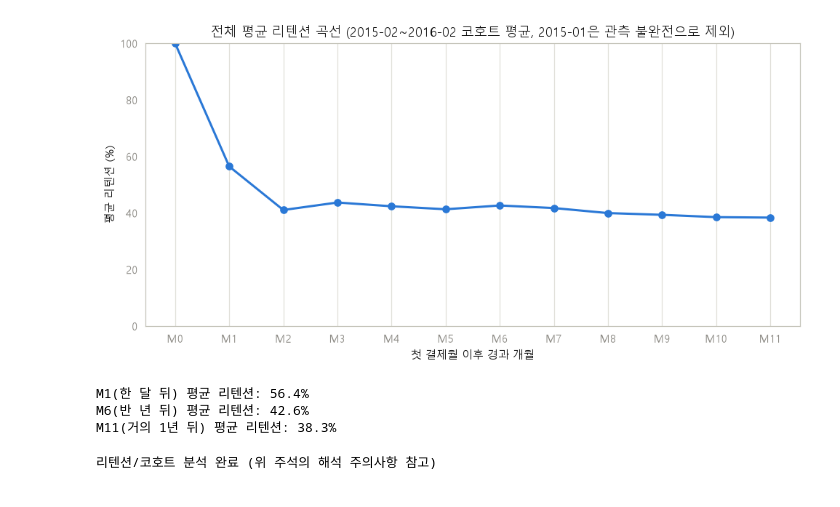
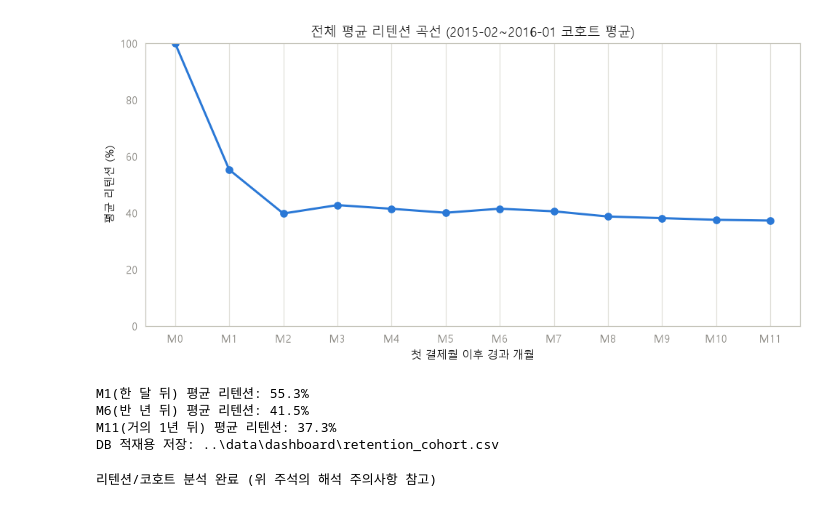
Before and after one commit to SKNETWORKS-FAMILY-AICAMP/SKN34-2nd-2Team, a Jupyter notebook: analytics/02_retention_cohort.ipynb, the cells around one changed output. Drawn from its saved outputs; the diff is of its cells as text; code cells hidden in the pictures.

```diff
--- a/analytics/02_retention_cohort.ipynb
+++ b/analytics/02_retention_cohort.ipynb
@@ -21,6 +21,8 @@ from matplotlib.colors import LinearSegmentedColormap
 from pathlib import Path
 
 RAW_DIR = Path("../data/raw")
+DASH_DATA = Path("../data/dashboard")
+DASH_DATA.mkdir(parents=True, exist_ok=True)
 con = duckdb.connect()
 
 sns.set_style("whitegrid", {"grid.color": "#e1e0d9", "axes.edgecolor": "#c3c2b7"})
@@ -47,6 +49,7 @@ cohort_raw = con.sql(f"""
             msno,
             DATE_TRUNC('month', STRPTIME(CAST(transaction_date AS VARCHAR), '%Y%m%d')) AS txn_month
         FROM read_csv_auto('{RAW_DIR / "transactions.csv"}')
+        WHERE transaction_date <= 20170131
     ),
     cohort AS (
         SELECT msno, MIN(txn_month) AS cohort_month
@@ -80,8 +83,8 @@ cohort_sizes = cohort_raw[cohort_raw["month_offset"] == 0].set_index("cohort_mon
 pivot = cohort_raw.pivot(index="cohort_month", columns="month_offset", values="active_users")
 retention_pct = pivot.div(cohort_sizes, axis=0) * 100
 
-# 12개월 전부 관측 가능한 코호트만 표시 (2016-02 가입까지, 그 이후는 데이터가 2017-02에 끊겨서 관측 기간 부족)
-retention_pct = retention_pct[retention_pct.index <= pd.Timestamp("2016-02-01")]
+# 12개월 전부 관측 가능한 코호트만 표시 (2016-01 가입까지, 이후는 2017-01 컷오프로 관측 기간 부족)
+retention_pct = retention_pct[retention_pct.index <= pd.Timestamp("2016-01-01")]
 retention_pct.index = retention_pct.index.strftime("%Y-%m")
 
 # 2015-01 코호트는 left-censored: cohort_month = MIN(txn_month)를 데이터 시작월(2015-01)부터만
@@ -98,7 +101,7 @@ ax.set_yticks(range(len(retention_pct.index)))
 ax.set_yticklabels(ytick_labels)
 ax.set_xlabel("첫 결제월 이후 경과 개월")
 ax.set_ylabel("코호트 (첫 결제월)")
-ax.set_title("코호트별 월간 리텐션 (%) — 2015~2016년 첫 결제 코호트")
+ax.set_title("코호트별 월간 리텐션 (%) — 2017-01-31 관측 기준")
 plt.colorbar(im, ax=ax, label="리텐션 (%)")
 plt.tight_layout()
 plt.show()
@@ -121,28 +124,32 @@ Name: 1, dtype: float64
 # %%
 # 2015-01 코호트는 left-censored라 평균 계산에서 제외 (위 셀 참고)
 avg_retention = retention_pct.drop(index=LEFT_CENSORED_COHORT).mean(axis=0)
 
 fig, ax = plt.subplots(figsize=(9, 4.5))
 ax.plot(avg_retention.index, avg_retention.values, color=SERIES_1, marker="o", linewidth=2)
 ax.set_xlabel("첫 결제월 이후 경과 개월")
 ax.set_ylabel("평균 리텐션 (%)")
-ax.set_title("전체 평균 리텐션 곡선 (2015-02~2016-02 코호트 평균, 2015-01은 관측 불완전으로 제외)")
+ax.set_title("전체 평균 리텐션 곡선 (2015-02~2016-01 코호트 평균)")
 ax.set_xticks(avg_retention.index)
 ax.set_xticklabels([f"M{m}" for m in avg_retention.index])
 ax.set_ylim(0, 100)
 ax.grid(axis="y")
 ax.set_axisbelow(True)
 plt.tight_layout()
 plt.show()
 
 print(f"M1(한 달 뒤) 평균 리텐션: {avg_retention[1]:.1f}%")
 print(f"M6(반 년 뒤) 평균 리텐션: {avg_retention[6]:.1f}%")
 print(f"M11(거의 1년 뒤) 평균 리텐션: {avg_retention[11]:.1f}%")
+
+retention_pct.to_csv(DASH_DATA / "retention_cohort.csv")
+print(f"DB 적재용 저장: {DASH_DATA / 'retention_cohort.csv'}")
 # %% [output]
-[figure, old version]
+[figure, new version]
-M1(한 달 뒤) 평균 리텐션: 56.4%
-M6(반 년 뒤) 평균 리텐션: 42.6%
-M11(거의 1년 뒤) 평균 리텐션: 38.3%
+M1(한 달 뒤) 평균 리텐션: 55.3%
+M6(반 년 뒤) 평균 리텐션: 41.5%
+M11(거의 1년 뒤) 평균 리텐션: 37.3%
+DB 적재용 저장: ..\data\dashboard\retention_cohort.csv
 # %%
 # ------------------------------------------------------------------
 # 해석 시 주의할 점
```
Also changed, not shown: parts of 4 cells of this notebook, 5 other files.
